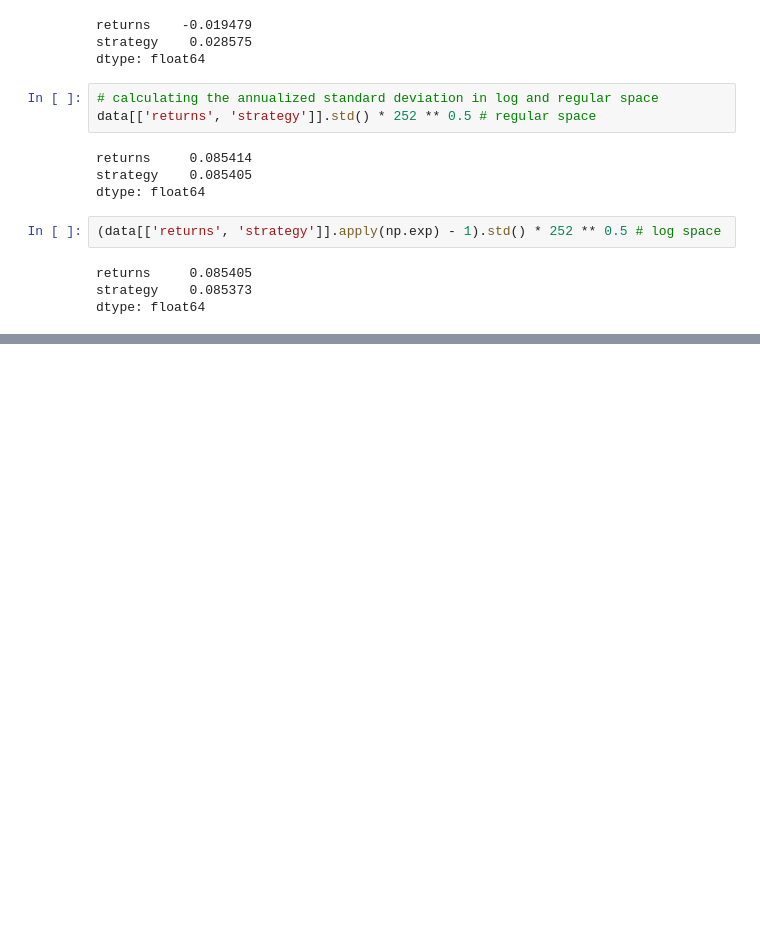
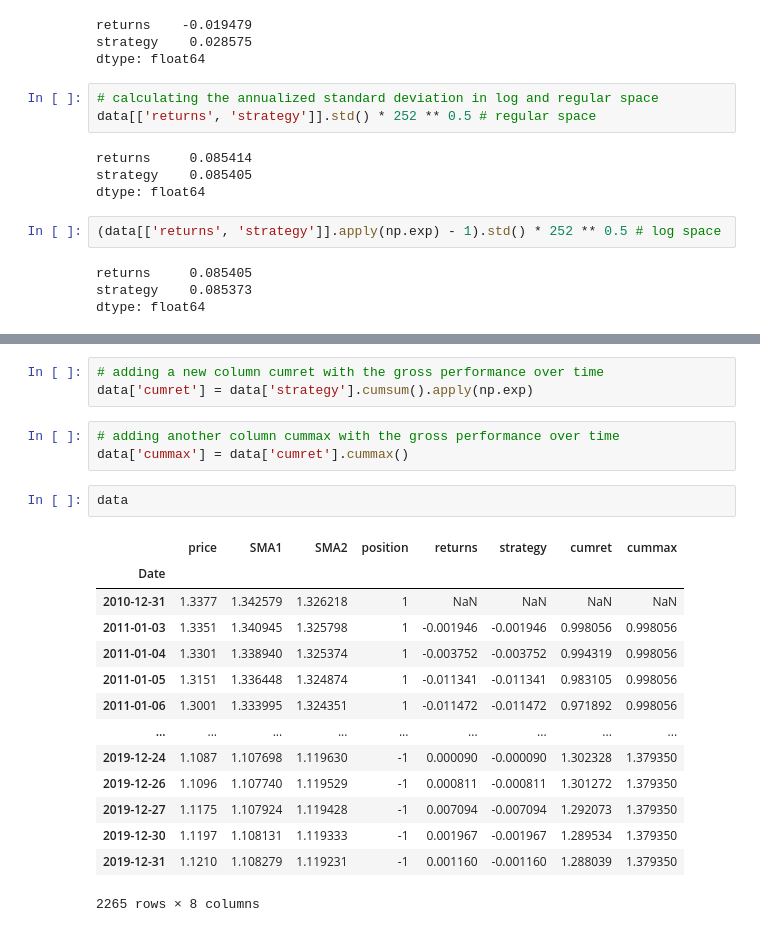
Before and after one commit to mindeleven/Analyzing-financial-data-with-python-and-rust, a Jupyter notebook: algorithmic_trading/algorithmic-trading-hilpisch/python_for_algorithmic_trading/ch04_Vectorized_Backtesting/02_moving_averages_strategies.ipynb, the cells around one changed output, grey strips where cells are left out. Saved outputs shown, nothing was run; the diff lists cells and outputs as text; blank space fills up the shorter version.

```diff
--- a/algorithmic_trading/algorithmic-trading-hilpisch/python_for_algorithmic_trading/ch04_Vectorized_Backtesting/02_moving_averages_strategies.ipynb
+++ b/algorithmic_trading/algorithmic-trading-hilpisch/python_for_algorithmic_trading/ch04_Vectorized_Backtesting/02_moving_averages_strategies.ipynb
@@ -347,0 +354,23 @@ dtype: float64
+# %%
+# adding a new column cumret with the gross performance over time
+data['cumret'] = data['strategy'].cumsum().apply(np.exp)
+# %%
+# adding another column cummax with the gross performance over time
+data['cummax'] = data['cumret'].cummax()
+# %%
+data
+# %% [output]
+|  | price | SMA1 | SMA2 | position | returns | strategy | cumret | cummax |
+| Date |  |  |  |  |  |  |  |  |
+| 2010-12-31 | 1.3377 | 1.342579 | 1.326218 | 1 | NaN | NaN | NaN | NaN |
+| 2011-01-03 | 1.3351 | 1.340945 | 1.325798 | 1 | -0.001946 | -0.001946 | 0.998056 | 0.998056 |
+| 2011-01-04 | 1.3301 | 1.338940 | 1.325374 | 1 | -0.003752 | -0.003752 | 0.994319 | 0.998056 |
+| 2011-01-05 | 1.3151 | 1.336448 | 1.324874 | 1 | -0.011341 | -0.011341 | 0.983105 | 0.998056 |
+| 2011-01-06 | 1.3001 | 1.333995 | 1.324351 | 1 | -0.011472 | -0.011472 | 0.971892 | 0.998056 |
+| ... | ... | ... | ... | ... | ... | ... | ... | ... |
+| 2019-12-24 | 1.1087 | 1.107698 | 1.119630 | -1 | 0.000090 | -0.000090 | 1.302328 | 1.379350 |
+| 2019-12-26 | 1.1096 | 1.107740 | 1.119529 | -1 | 0.000811 | -0.000811 | 1.301272 | 1.379350 |
+| 2019-12-27 | 1.1175 | 1.107924 | 1.119428 | -1 | 0.007094 | -0.007094 | 1.292073 | 1.379350 |
+| 2019-12-30 | 1.1197 | 1.108131 | 1.119333 | -1 | 0.001967 | -0.001967 | 1.289534 | 1.379350 |
+| 2019-12-31 | 1.1210 | 1.108279 | 1.119231 | -1 | 0.001160 | -0.001160 | 1.288039 | 1.379350 |
+2265 rows × 8 columns
```
Also changed, not shown: parts of 4 cells of this notebook.
